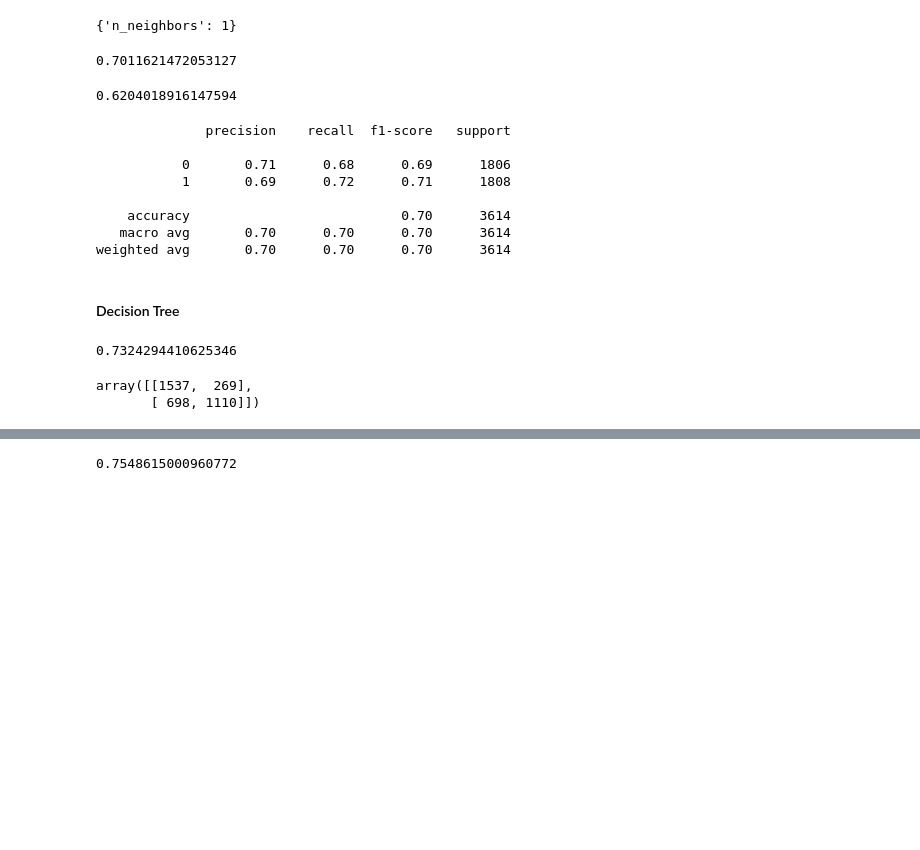
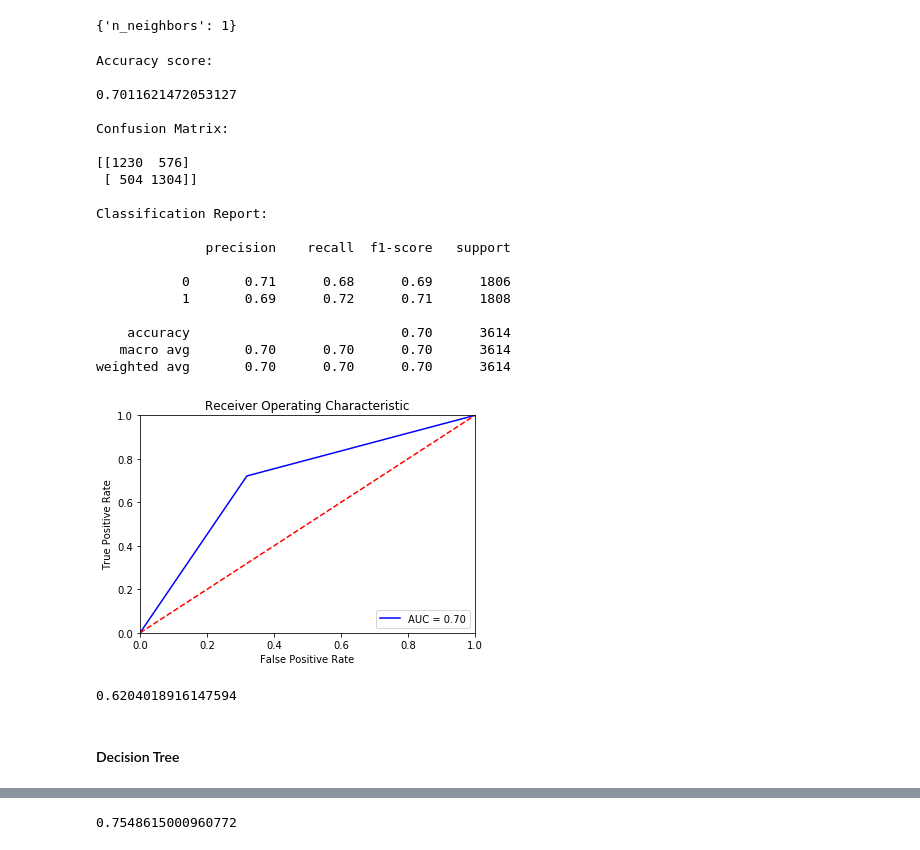
Before and after one commit to egemenzeytinci/cancellation-prediction, a Jupyter notebook: modelling.ipynb, the cells around one changed output, grey strips where cells are left out. Cells and saved outputs as stored; diff of their text form; code cells hidden in the pictures; blank space fills up the shorter version.

```diff
--- a/modelling.ipynb
+++ b/modelling.ipynb
@@ -354,22 +415,31 @@ y_pred = knn.predict(X_test)
-# %%
-accuracy_score(y_test, y_pred)
-# %% [output]
-0.7011621472053127
+# %%
+report.metrics(knn)
+report.plot_roc_curve(knn)
+# %% [output]
+Accuracy score:
+
+0.7011621472053127
+
+Confusion Matrix:
+
+[[1230  576]
+ [ 504 1304]]
+
+Classification Report:
+
+              precision    recall  f1-score   support
+
+           0       0.71      0.68      0.69      1806
+           1       0.69      0.72      0.71      1808
+
+    accuracy                           0.70      3614
+   macro avg       0.70      0.70      0.70      3614
+weighted avg       0.70      0.70      0.70      3614
+[figure, added]
 # %%
 cross_val_score(knn, X_test, y_test, cv=10).mean()
 # %% [output]
 0.6204018916147594
-# %%
-print(classification_report(y_test, y_pred))
-# %% [output]
-              precision    recall  f1-score   support
-
-           0       0.71      0.68      0.69      1806
-           1       0.69      0.72      0.71      1808
-
-    accuracy                           0.70      3614
-   macro avg       0.70      0.70      0.70      3614
-weighted avg       0.70      0.70      0.70      3614
 # %% [markdown]
 #### Decision Tree
 # %%
@@ -379,9 +446,0 @@ y_pred = cart.predict(X_test)
-# %%
-accuracy_score(y_test, y_pred)
-# %% [output]
-0.7324294410625346
-# %%
-confusion_matrix(y_test, y_pred)
-# %% [output]
-array([[1537,  269],
-       [ 698, 1110]])
```
Also changed, not shown: parts of 88 cells of this notebook, 1 other file.
